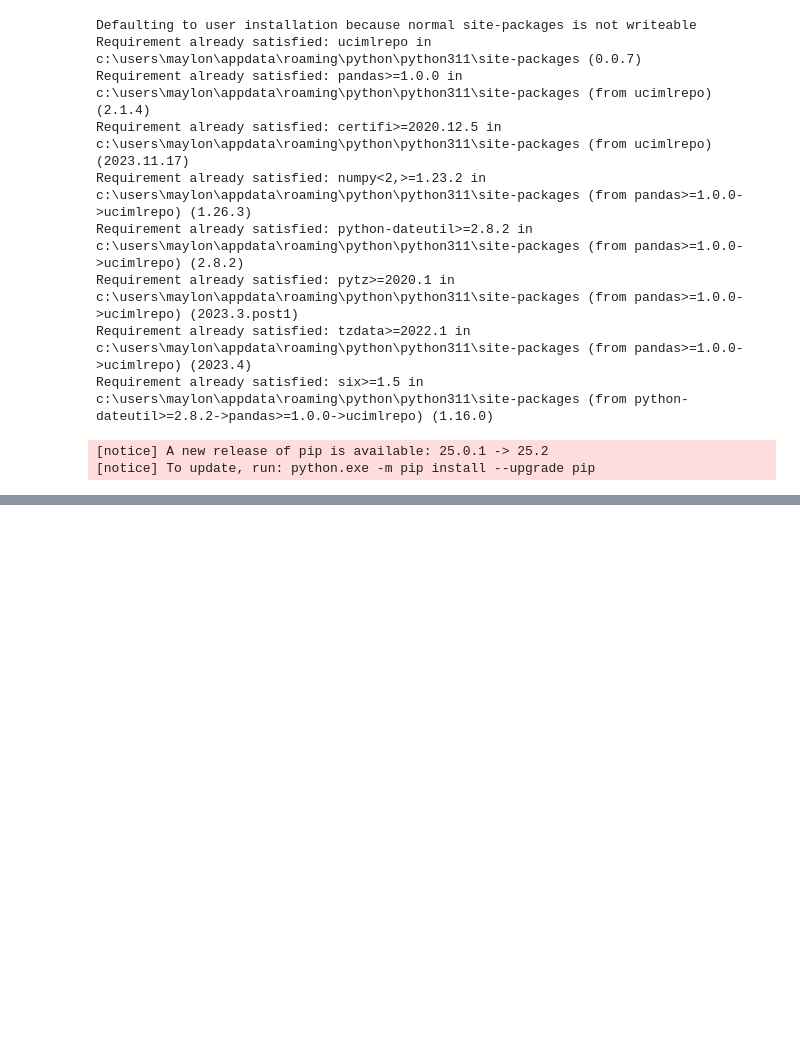
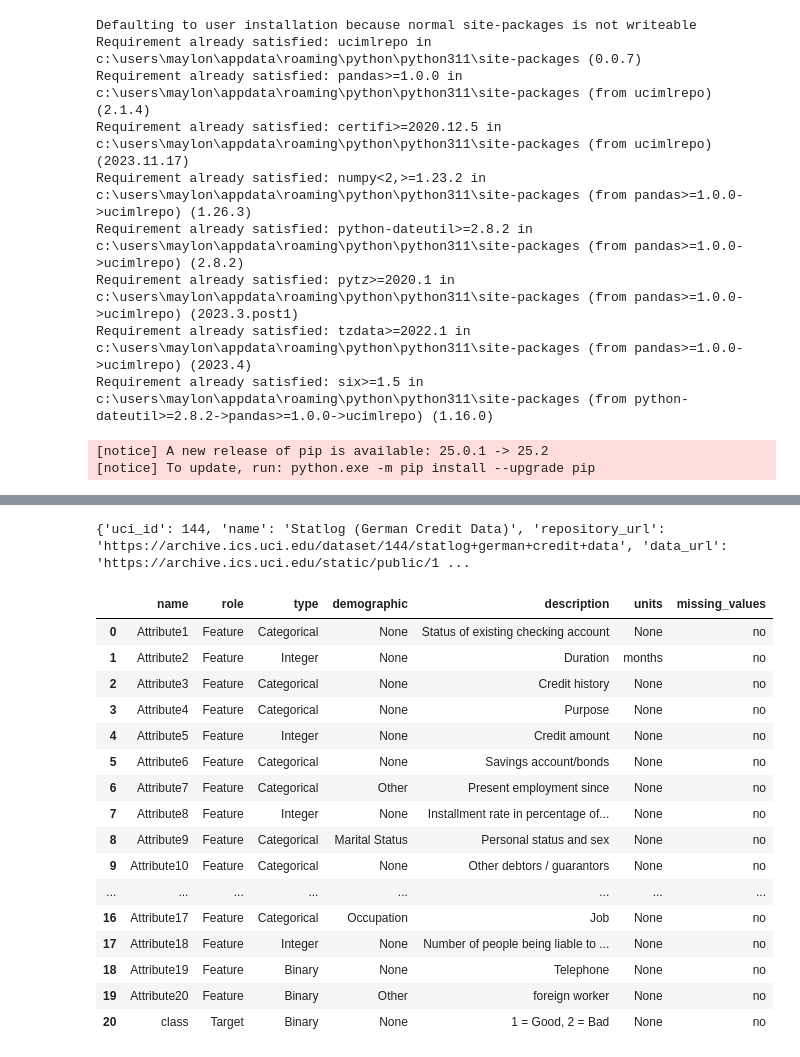
Before and after one commit to maylonleoncio/Credit-Risk, a Jupyter notebook: analysis_risk.ipynb, the cells around one changed output, grey strips where cells are left out. Drawn from its saved outputs; the diff is of its cells as text; code cells hidden in the pictures; blank space fills up the shorter version.

```diff
--- a/analysis_risk.ipynb
+++ b/analysis_risk.ipynb
@@ -42,0 +99,24 @@ statlog_german_credit_data.data
+# %%
+print(statlog_german_credit_data.metadata)
+# %% [output]
+{'uci_id': 144, 'name': 'Statlog (German Credit Data)', 'repository_url': 'https://archive.ics.uci.edu/dataset/144/statlog+german+credit+data', 'data_url': 'https://archive.ics.uci.edu/static/public/1 ...
+# %%
+statlog_german_credit_data.variables
+# %% [output]
+|  | name | role | type | demographic | description | units | missing_values |
+| 0 | Attribute1 | Feature | Categorical | None | Status of existing checking account | None | no |
+| 1 | Attribute2 | Feature | Integer | None | Duration | months | no |
+| 2 | Attribute3 | Feature | Categorical | None | Credit history | None | no |
+| 3 | Attribute4 | Feature | Categorical | None | Purpose | None | no |
+| 4 | Attribute5 | Feature | Integer | None | Credit amount | None | no |
+| 5 | Attribute6 | Feature | Categorical | None | Savings account/bonds | None | no |
+| 6 | Attribute7 | Feature | Categorical | Other | Present employment since | None | no |
+| 7 | Attribute8 | Feature | Integer | None | Installment rate in percentage of... | None | no |
+| 8 | Attribute9 | Feature | Categorical | Marital Status | Personal status and sex | None | no |
+| 9 | Attribute10 | Feature | Categorical | None | Other debtors / guarantors | None | no |
+| ... | ... | ... | ... | ... | ... | ... | ... |
+| 16 | Attribute17 | Feature | Categorical | Occupation | Job | None | no |
+| 17 | Attribute18 | Feature | Integer | None | Number of people being liable to ... | None | no |
+| 18 | Attribute19 | Feature | Binary | None | Telephone | None | no |
+| 19 | Attribute20 | Feature | Binary | Other | foreign worker | None | no |
+| 20 | class | Target | Binary | None | 1 = Good, 2 = Bad | None | no |
```
Also changed, not shown: parts of 6 cells of this notebook.
